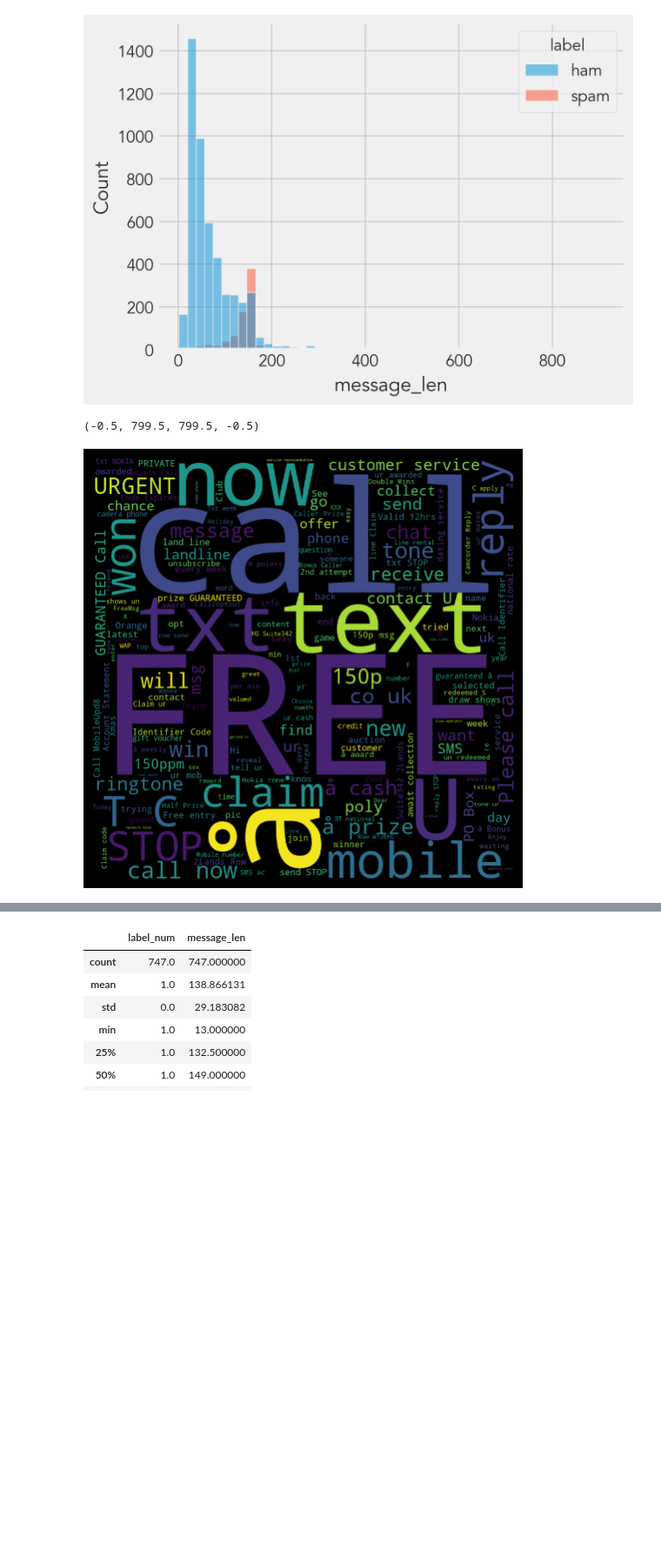
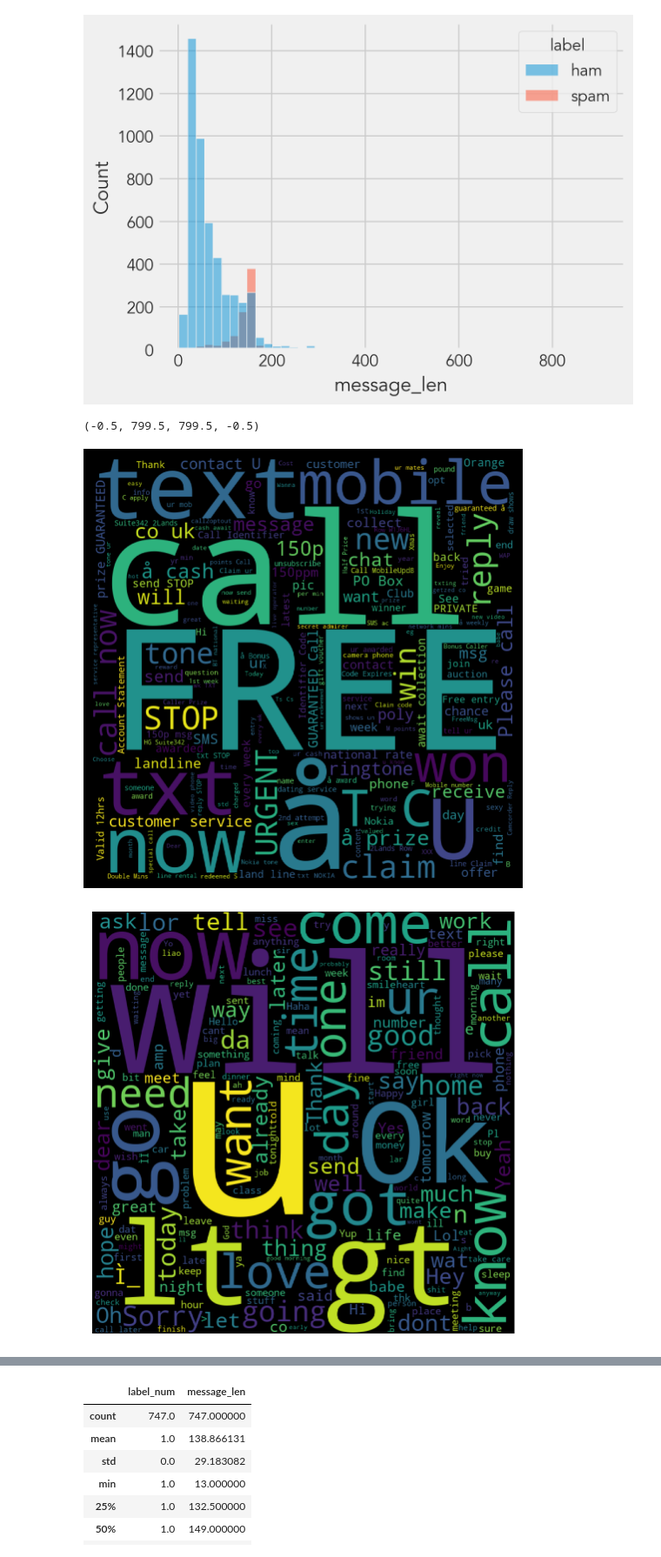
Before and after one commit to gyjong/workplace, a Jupyter notebook: Portfolio/NLP_0205.ipynb, the cells around one changed output, grey strips where cells are left out. Shown at 87% size. Saved outputs shown, nothing was run; the diff lists cells and outputs as text; code cells hidden in the pictures; blank space fills up the shorter version.

```diff
--- a/Portfolio/NLP_0205.ipynb
+++ b/Portfolio/NLP_0205.ipynb
@@ -261,10 +261,17 @@ sns.histplot(data = sms, x = 'message_len', kde=False, bins=50, hue=sms.label)
 # %%
 from wordcloud import WordCloud
 spam_words = ' '.join(list(sms[sms['label'] == 'spam']['message']))
 spam_wc = WordCloud(width = 800,height = 800).generate(spam_words)
 plt.figure(figsize = (8, 6), facecolor = 'k')
 plt.imshow(spam_wc)
 plt.axis('off')
+
+ham_words = ' '.join(list(sms[sms['label'] == 'ham']['message']))
+ham_wc = WordCloud(width = 800,height = 800).generate(ham_words)
+plt.figure(figsize = (8, 6), facecolor = 'w')
+plt.imshow(ham_wc)
+plt.axis('off')
 # %% [output]
 (-0.5, 799.5, 799.5, -0.5)
-[figure, old version]
+[figure, new version]
+[figure, added]
```
Also changed, not shown: parts of 1 cell of this notebook, 1 other file.
